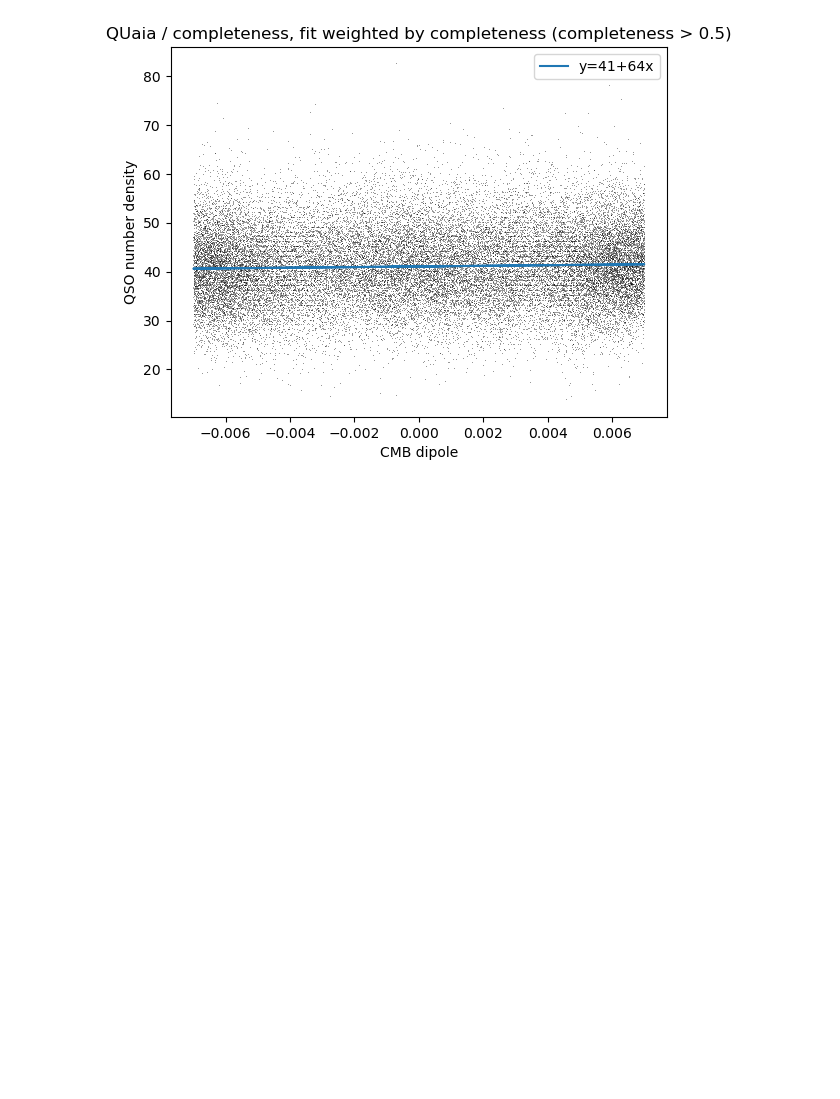
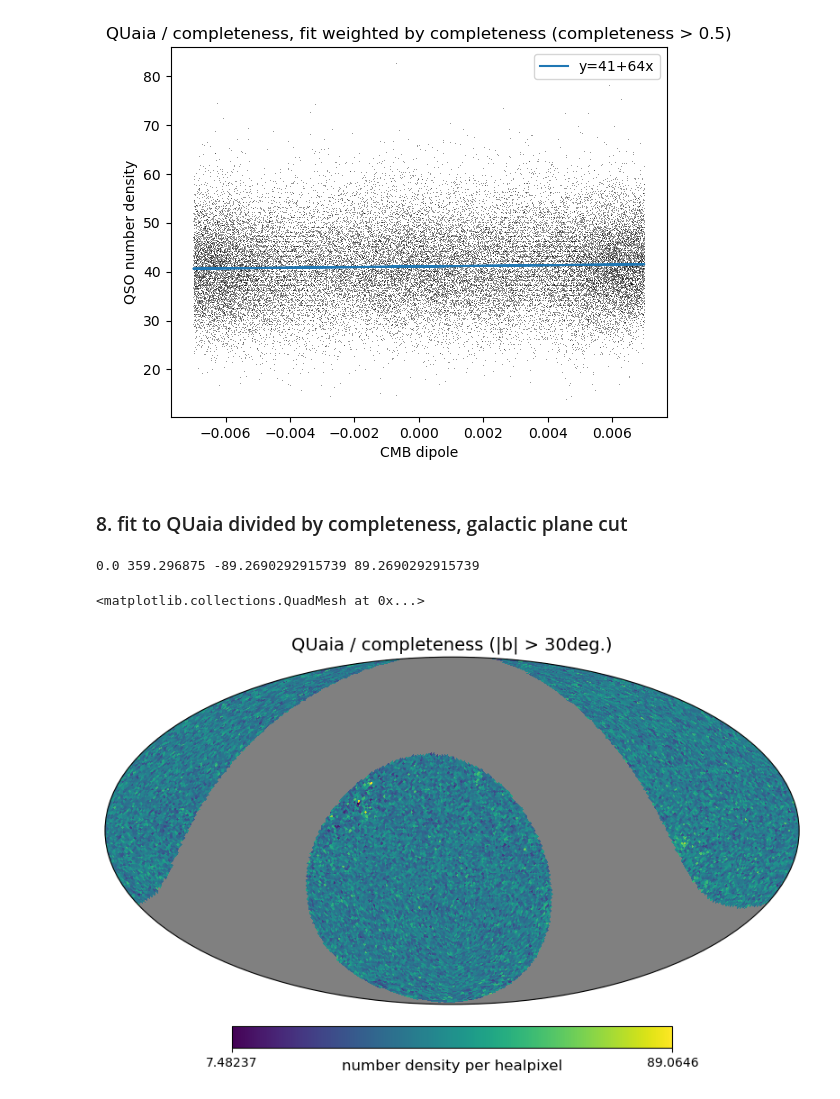
Before and after one commit to abbyw24/lss-dipoles, a Jupyter notebook: notebooks/qso_density_vs_expectation_3-7-23.ipynb, the cells around one changed output. Drawn from its saved outputs; the diff is of its cells as text; code cells hidden in the pictures; blank space fills up the shorter version.

Commit message:
add galactic cut to fitting dipole slope

```diff
--- a/notebooks/qso_density_vs_expectation_3-7-23.ipynb
+++ b/notebooks/qso_density_vs_expectation_3-7-23.ipynb
@@ -234,3 +234,23 @@ ax.legend()
 # %% [output]
 <matplotlib.legend.Legend at 0x...>
 [figure]
+# %% [markdown]
+### 8. fit to QUaia divided by completeness, galactic plane cut
+# %%
+# get coords of each pixel
+ras, decs = hp.pix2ang(NSIDE, np.arange(NPIX), lonlat=True)
+print(min(ras), max(ras), min(decs), max(decs))
+coords = SkyCoord(ras, decs, unit='deg', frame='icrs')
+# %% [output]
+0.0 359.296875 -89.2690292915739 89.2690292915739
+# %%
+idx_galcut = (np.abs(coords.galactic.b) > 30*u.deg)
+# %%
+map_quaia_expected_galcut = np.copy(map_quaia_expected)
+map_quaia_expected_galcut[~idx_galcut] = np.nan
+# %%
+projview(map_quaia_expected_galcut, title='QUaia / completeness (|b| > 30deg.)',
+         unit='number density per healpixel')
+# %% [output]
+<matplotlib.collections.QuadMesh at 0x...>
+[figure, added]
```
Also changed, not shown: parts of 5 cells of this notebook.
